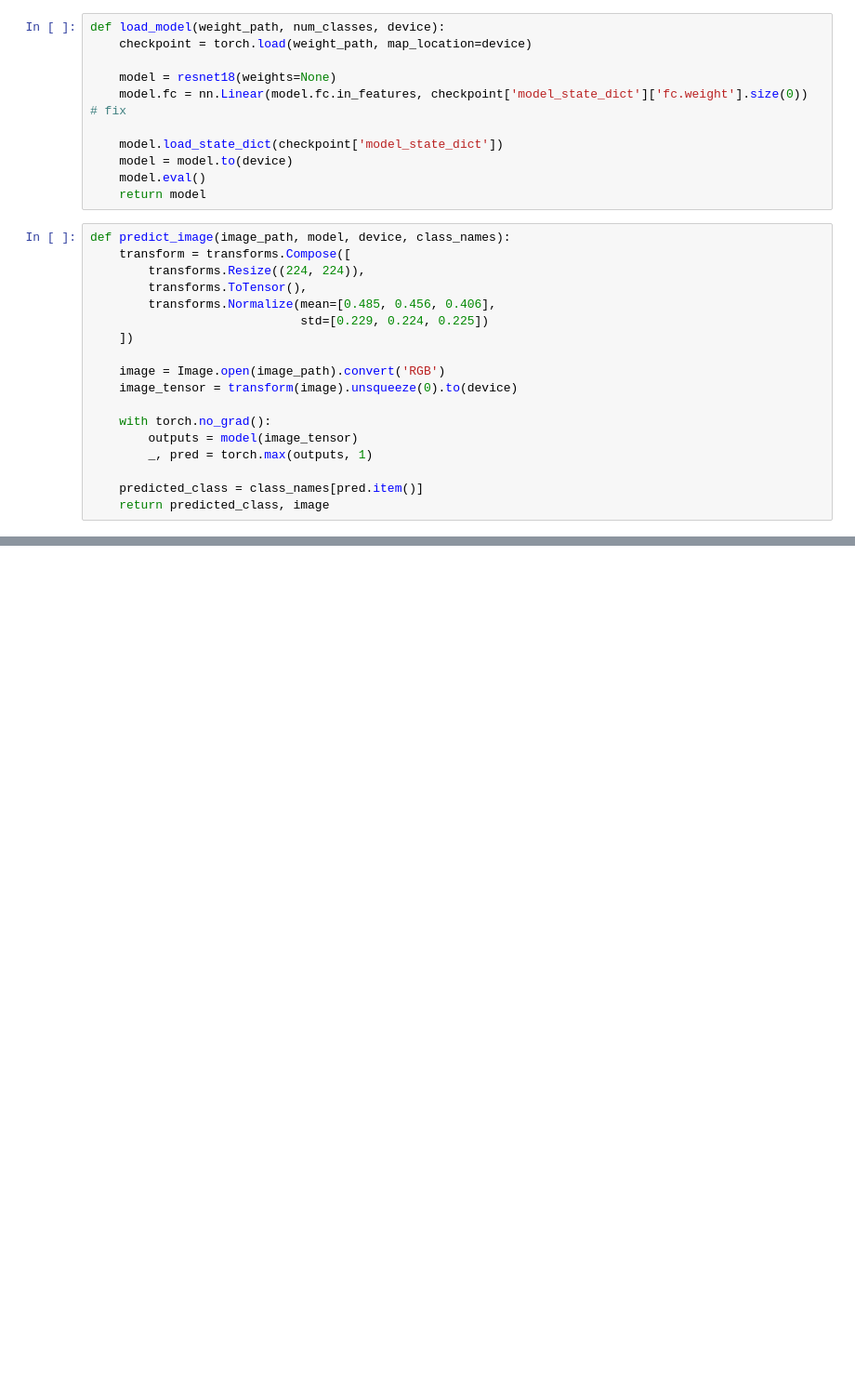
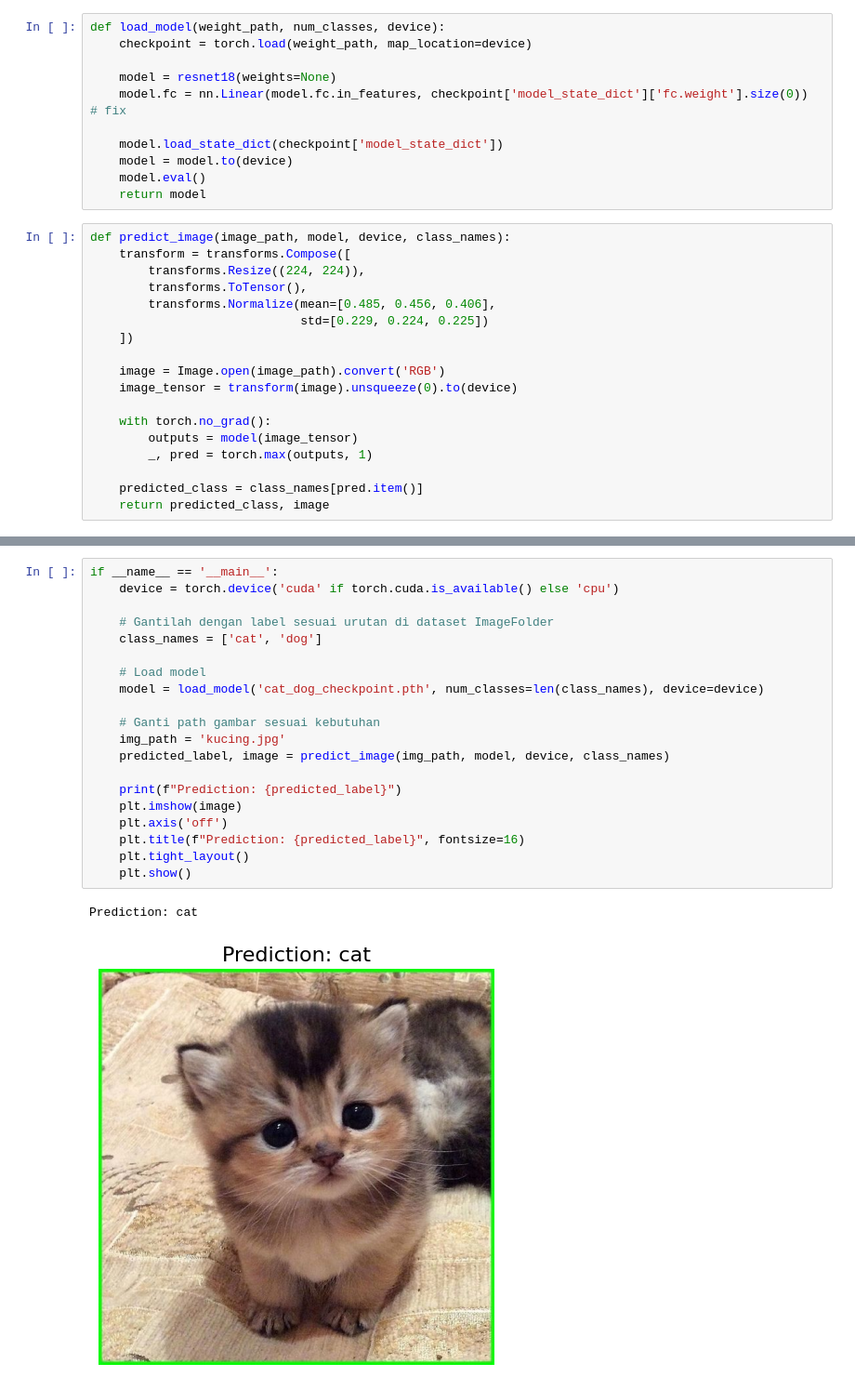
Before and after one commit to mrcahyono26proton/Machine-Learning-2--Kelompok-3, a Jupyter notebook: Week04/tugas-4.ipynb, the cells around one changed output, grey strips where cells are left out. Shown: that part at 93% size. Cells and saved outputs as stored; diff of their text form; blank space fills up the shorter version.

```diff
--- a/Week04/tugas-4.ipynb
+++ b/Week04/tugas-4.ipynb
@@ -195,0 +219,23 @@ def predict_image(image_path, model, device, class_names):
+# %%
+if __name__ == '__main__':
+    device = torch.device('cuda' if torch.cuda.is_available() else 'cpu')
+
+    # Gantilah dengan label sesuai urutan di dataset ImageFolder
+    class_names = ['cat', 'dog']
+
+    # Load model
+    model = load_model('cat_dog_checkpoint.pth', num_classes=len(class_names), device=device)
+
+    # Ganti path gambar sesuai kebutuhan
+    img_path = 'kucing.jpg'
+    predicted_label, image = predict_image(img_path, model, device, class_names)
+
+    print(f"Prediction: {predicted_label}")
+    plt.imshow(image)
+    plt.axis('off')
+    plt.title(f"Prediction: {predicted_label}", fontsize=16)
+    plt.tight_layout()
+    plt.show()
+# %% [output]
+Prediction: cat
+[figure, added]
```
Also changed, not shown: parts of 1 cell of this notebook.
